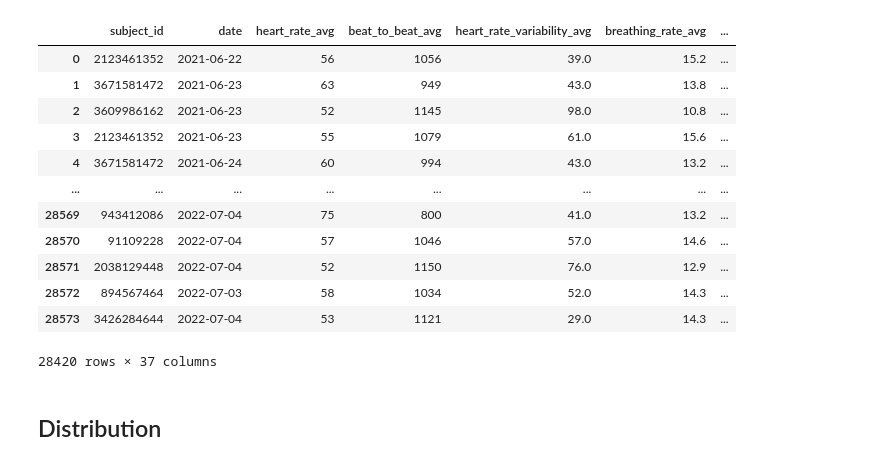
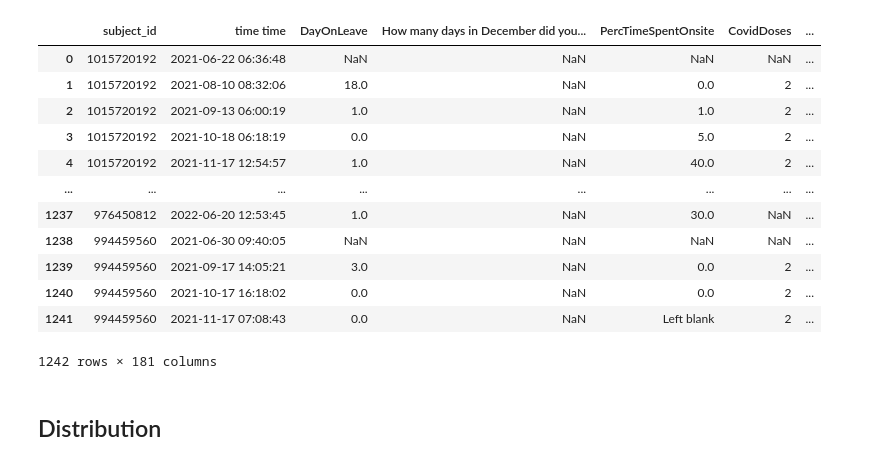
Before and after one commit to digitraceslab/digirhythm, a Jupyter notebook: src/features/corona/sensors/viz.ipynb, the cells around one changed output. Cells and saved outputs as stored; diff of their text form; code cells hidden in the pictures.

```diff
--- a/src/features/corona/sensors/viz.ipynb
+++ b/src/features/corona/sensors/viz.ipynb
@@ -18,25 +18,28 @@ from vectorize_corona import VectorizeCorona
 # %%
 DATA_PATH = "/scratch/work/luongn1/digirhythm/data/processed/corona/"
 VIZ_PATH = "/scratch/work/luongn1/digirhythm/viz/"
-df = pd.read_csv(DATA_PATH + "vector_corona_4epochs.csv", index_col=0)
+survey = pd.read_csv(
+    "/scratch/work/luongn1/digirhythm/data/interim/corona/survey_all.csv"
+)
 
+df = pd.read_csv(DATA_PATH + "corona_all_features_4epochs.csv", index_col=0)
 # Filter subject with at least 28 days of data
 df = df.groupby("subject_id").filter(lambda x: len(x) >= 28)
-df
+survey
 # %% [output]
-|  | subject_id | date | heart_rate_avg | beat_to_beat_avg | heart_rate_variability_avg | breathing_rate_avg | ... |
-| 0 | 2123461352 | 2021-06-22 | 56 | 1056 | 39.0 | 15.2 | ... |
-| 1 | 3671581472 | 2021-06-23 | 63 | 949 | 43.0 | 13.8 | ... |
-| 2 | 3609986162 | 2021-06-23 | 52 | 1145 | 98.0 | 10.8 | ... |
-| 3 | 2123461352 | 2021-06-23 | 55 | 1079 | 61.0 | 15.6 | ... |
-| 4 | 3671581472 | 2021-06-24 | 60 | 994 | 43.0 | 13.2 | ... |
+|  | subject_id | time time | DayOnLeave | How many days in December did you... | PercTimeSpentOnsite | CovidDoses | ... |
+| 0 | 1015720192 | 2021-06-22 06:36:48 | NaN | NaN | NaN | NaN | ... |
+| 1 | 1015720192 | 2021-08-10 08:32:06 | 18.0 | NaN | 0.0 | 2 | ... |
+| 2 | 1015720192 | 2021-09-13 06:00:19 | 1.0 | NaN | 1.0 | 2 | ... |
+| 3 | 1015720192 | 2021-10-18 06:18:19 | 0.0 | NaN | 5.0 | 2 | ... |
+| 4 | 1015720192 | 2021-11-17 12:54:57 | 1.0 | NaN | 40.0 | 2 | ... |
 | ... | ... | ... | ... | ... | ... | ... | ... |
-| 28569 | 943412086 | 2022-07-04 | 75 | 800 | 41.0 | 13.2 | ... |
-| 28570 | 91109228 | 2022-07-04 | 57 | 1046 | 57.0 | 14.6 | ... |
-| 28571 | 2038129448 | 2022-07-04 | 52 | 1150 | 76.0 | 12.9 | ... |
-| 28572 | 894567464 | 2022-07-03 | 58 | 1034 | 52.0 | 14.3 | ... |
-| 28573 | 3426284644 | 2022-07-04 | 53 | 1121 | 29.0 | 14.3 | ... |
+| 1237 | 976450812 | 2022-06-20 12:53:45 | 1.0 | NaN | 30.0 | NaN | ... |
+| 1238 | 994459560 | 2021-06-30 09:40:05 | NaN | NaN | NaN | NaN | ... |
+| 1239 | 994459560 | 2021-09-17 14:05:21 | 3.0 | NaN | 0.0 | 2 | ... |
+| 1240 | 994459560 | 2021-10-17 16:18:02 | 0.0 | NaN | 0.0 | 2 | ... |
+| 1241 | 994459560 | 2021-11-17 07:08:43 | 0.0 | NaN | Left blank | 2 | ... |
-28420 rows × 37 columns
+1242 rows × 181 columns
 # %% [markdown]
 ## Distribution
 # %%
```
Also changed, not shown: parts of 3 cells of this notebook, 7 other files.
